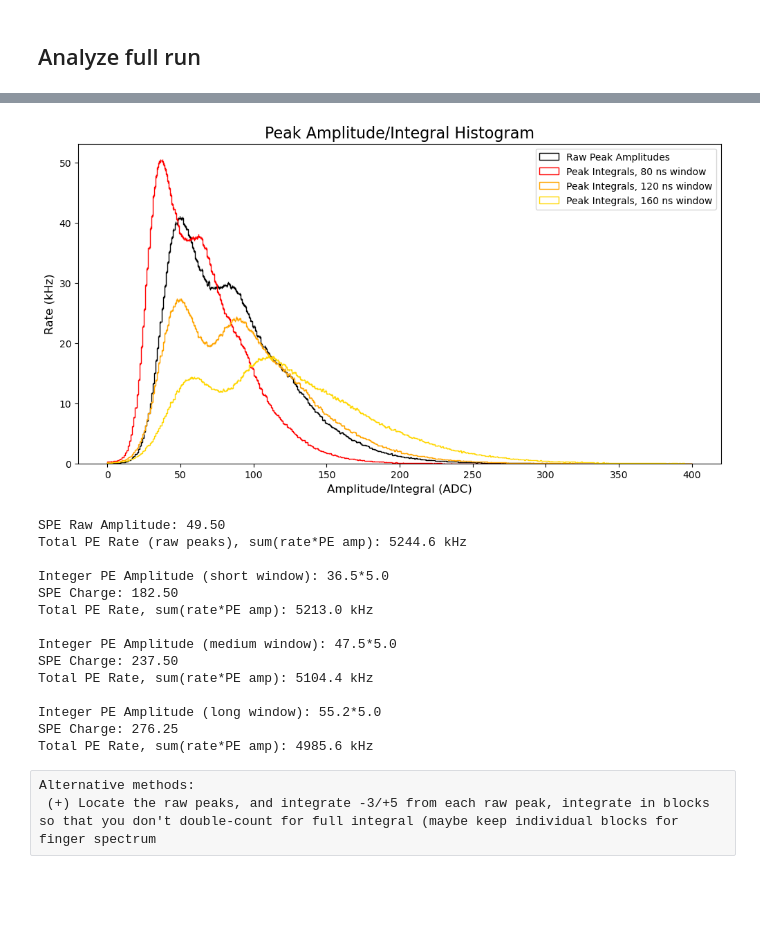
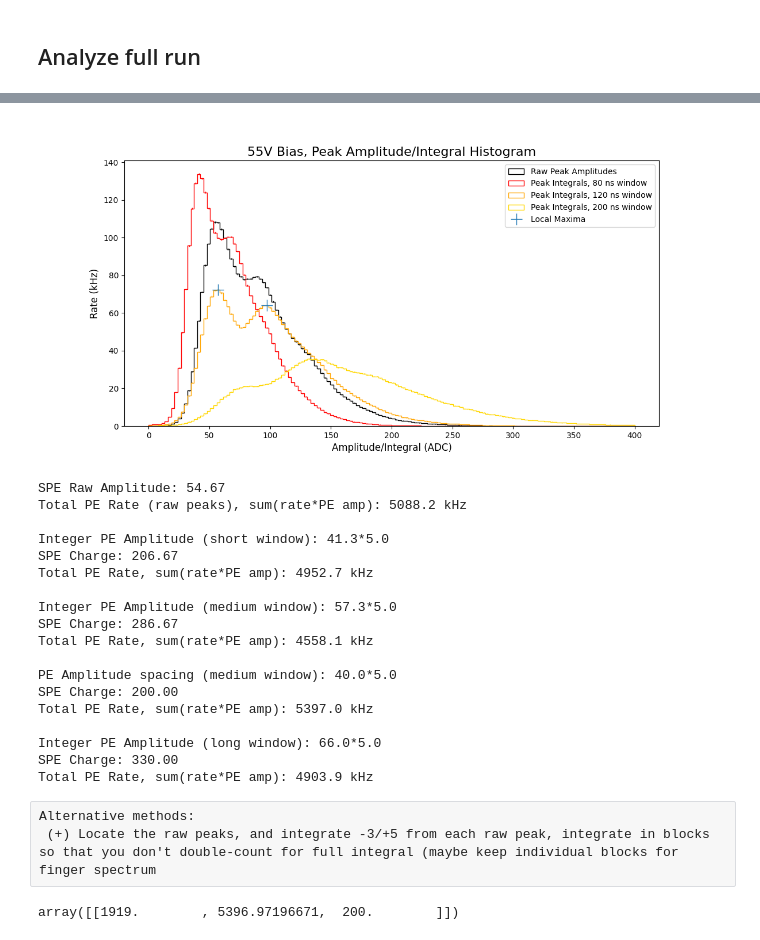
Before and after one commit to peckalec/dm-lab, a Jupyter notebook: REFLECT/SiPM_Analysis.ipynb, the cells around one changed output, grey strips where cells are left out. Cells and saved outputs as stored; diff of their text form; code cells hidden in the pictures; blank space fills up the shorter version.

```diff
--- a/REFLECT/SiPM_Analysis.ipynb
+++ b/REFLECT/SiPM_Analysis.ipynb
@@ -184,7 +184,7 @@ Window FFT max frequency: 12.09
 # %%
 ####  Select Lowpass removal
 lowpasscut = 1/10
-DCoffset = -49 # manual DC offset
+DCoffset = -55 # manual DC offset
 
 #### Remove lowpass from original signal and compare
 tic()
@@ -248,6 +248,6 @@ Average peak height: 86.8
 # %%
 #### Select rolling integral windows to try
-mywindows = [8,10,12]
+mywindows = [6,8,16]
 
 plt.close()
 plt.plot(time,signal_lp,label="Signal",marker=".",linewidth=1,markersize=2,color="black")
@@ -271,6 +269,6 @@ plt.show()
 # %%
 #### Select integral peak-finder parameters
-mywindow = 10
+mywindow = 6
 pwidth = 2
 pprom = 10
 
@@ -328,12 +322,12 @@ elif (myset == "hiletgo52"):
 elif (myset == "hiletgo55"):
     downsampling = 2
     smoothing = 1
-    mywindow = [4,6,8]
+    mywindow = [4,6,10]
     rawpwidth = 2
     rawpprom = 10
     pwidth = 2
     pprom = 10
-    DCoff = -49
+    DCoff = -55
 elif (myset == "hiletgo56"):
     downsampling = 3
     smoothing = 0
@@ -413,6 +407,6 @@ Elapsed time is 175.583 seconds.
 # %%
 
-mybins = 400
+mybins = 150
 myrange = (0,400)
 myreduction = 0.2 # divide integrals by ~5 so distribution can be visually compared to raw peak amplitude distribution
 
@@ -436,50 +430,64 @@ intpks_l, bins, bars = plt.hist(np.concatenate(intpeaks_l)*myreduction,weights=[
                                 bins=mybins,range=myrange,histtype="step",label=f"Peak Integrals, {(time[mywindow[2]]-time[0])*1000:.0f} ns window",color='gold')
 plt.errorbar(amplitude, intpks_l, yerr=np.sqrt(intpks_l*10/totsamples),
             linewidth=0, elinewidth=1,color='gold')
 
 #peaks2,props2 = find_peaks(intpks_s,height=0,width=5,prominence=1,distance=5)
 SPEcharge_s = amplitude[np.argmax(intpks_s)]
 SPEcharge_m = amplitude[np.argmax(intpks_m)]
 SPEcharge_l = amplitude[np.argmax(intpks_l)]/2
+peaks2,props2 = find_peaks(intpks_m,height=0,width=5,prominence=3,distance=5)
 
-#plt.plot(amplitude[np.argmax(intpks_s)],intpks_s[np.argmax(intpks_s)],linestyle="",marker="+",markersize=15,label="Local Maxima")
+plt.plot(amplitude[peaks2],intpks_m[peaks2],linestyle="",marker="+",markersize=15,label="Local Maxima")
 #plt.yscale("log")
 plt.legend()
-plt.title("Peak Amplitude/Integral Histogram", size=16)
+plt.title("55V Bias, Peak Amplitude/Integral Histogram", size=16)
 plt.xlabel("Amplitude/Integral (ADC)", size=12)
 plt.ylabel("Rate (kHz)", size=12)
 plt.show()
 
 print(f"SPE Raw Amplitude: {amplitude[np.argmax(rawpks_s)]:.2f}")
 print(f"Total PE Rate (raw peaks), sum(rate*PE amp): {sum(rawpks_s*amplitude)/amplitude[np.argmax(rawpks_s)]:.1f} kHz\n")
 
 print(f"Integer PE Amplitude (short window): {SPEcharge_s:.1f}*{1/myreduction:.1f}")
 print(f"SPE Charge: {SPEcharge_s/myreduction:.2f}")
 print(f"Total PE Rate, sum(rate*PE amp): {sum(intpks_s*amplitude/SPEcharge_s):.1f} kHz\n")
 
 print(f"Integer PE Amplitude (medium window): {SPEcharge_m:.1f}*{1/myreduction:.1f}")
 print(f"SPE Charge: {SPEcharge_m/myreduction:.2f}")
 print(f"Total PE Rate, sum(rate*PE amp): {sum(intpks_m*amplitude/SPEcharge_m):.1f} kHz\n")
 
+print(f"PE Amplitude spacing (medium window): {amplitude[peaks2][1]-amplitude[peaks2][0]:.1f}*{1/myreduction:.1f}")
+print(f"SPE Charge: {(amplitude[peaks2][1]-amplitude[peaks2][0])/myreduction:.2f}")
+amplitude_offset = 2*amplitude[peaks2][0] - amplitude[peaks2][1]
+print(f"Total PE Rate, sum(rate*PE amp): {sum(intpks_m*(amplitude-amplitude_offset)/(amplitude[peaks2][1]-amplitude[peaks2][0])):.1f} kHz\n")
+
+# also want to treat the dark signal the same as the bright signal
+    # dcoffset and divide
+    # original script only saved averages and stdevs, need to re-analyze
+
 print(f"Integer PE Amplitude (long window): {SPEcharge_l:.1f}*{1/myreduction:.1f}")
 print(f"SPE Charge: {SPEcharge_l/myreduction:.2f}")
 print(f"Total PE Rate, sum(rate*PE amp): {sum(intpks_l*amplitude/SPEcharge_l):.1f} kHz\n")
 # %% [output]
-[figure, old version]
+[figure, new version]
-SPE Raw Amplitude: 49.50
-Total PE Rate (raw peaks), sum(rate*PE amp): 5244.6 kHz
+SPE Raw Amplitude: 54.67
+Total PE Rate (raw peaks), sum(rate*PE amp): 5088.2 kHz
 
-Integer PE Amplitude (short window): 36.5*5.0
-SPE Charge: 182.50
-Total PE Rate, sum(rate*PE amp): 5213.0 kHz
+Integer PE Amplitude (short window): 41.3*5.0
+SPE Charge: 206.67
+Total PE Rate, sum(rate*PE amp): 4952.7 kHz
 
-Integer PE Amplitude (medium window): 47.5*5.0
-SPE Charge: 237.50
-Total PE Rate, sum(rate*PE amp): 5104.4 kHz
+Integer PE Amplitude (medium window): 57.3*5.0
+SPE Charge: 286.67
+Total PE Rate, sum(rate*PE amp): 4558.1 kHz
 
-Integer PE Amplitude (long window): 55.2*5.0
-SPE Charge: 276.25
-Total PE Rate, sum(rate*PE amp): 4985.6 kHz
+PE Amplitude spacing (medium window): 40.0*5.0
+SPE Charge: 200.00
+Total PE Rate, sum(rate*PE amp): 5397.0 kHz
+
+Integer PE Amplitude (long window): 66.0*5.0
+SPE Charge: 330.00
+Total PE Rate, sum(rate*PE amp): 4903.9 kHz
 # %% [raw]
 Alternative methods:
  (+) Locate the raw peaks, and integrate -3/+5 from each raw peak, integrate in blocks so that you don't double-count for full integral (maybe keep individual blocks for finger spectrum
@@ -502,0 +509,5 @@ mycalibrations
+# %%
+#mycalibrations[0][0] = 0
+mycalibrations
+# %% [output]
+array([[1919.        , 5396.97196671,  200.        ]])
```
Also changed, not shown: parts of 11 cells of this notebook.
